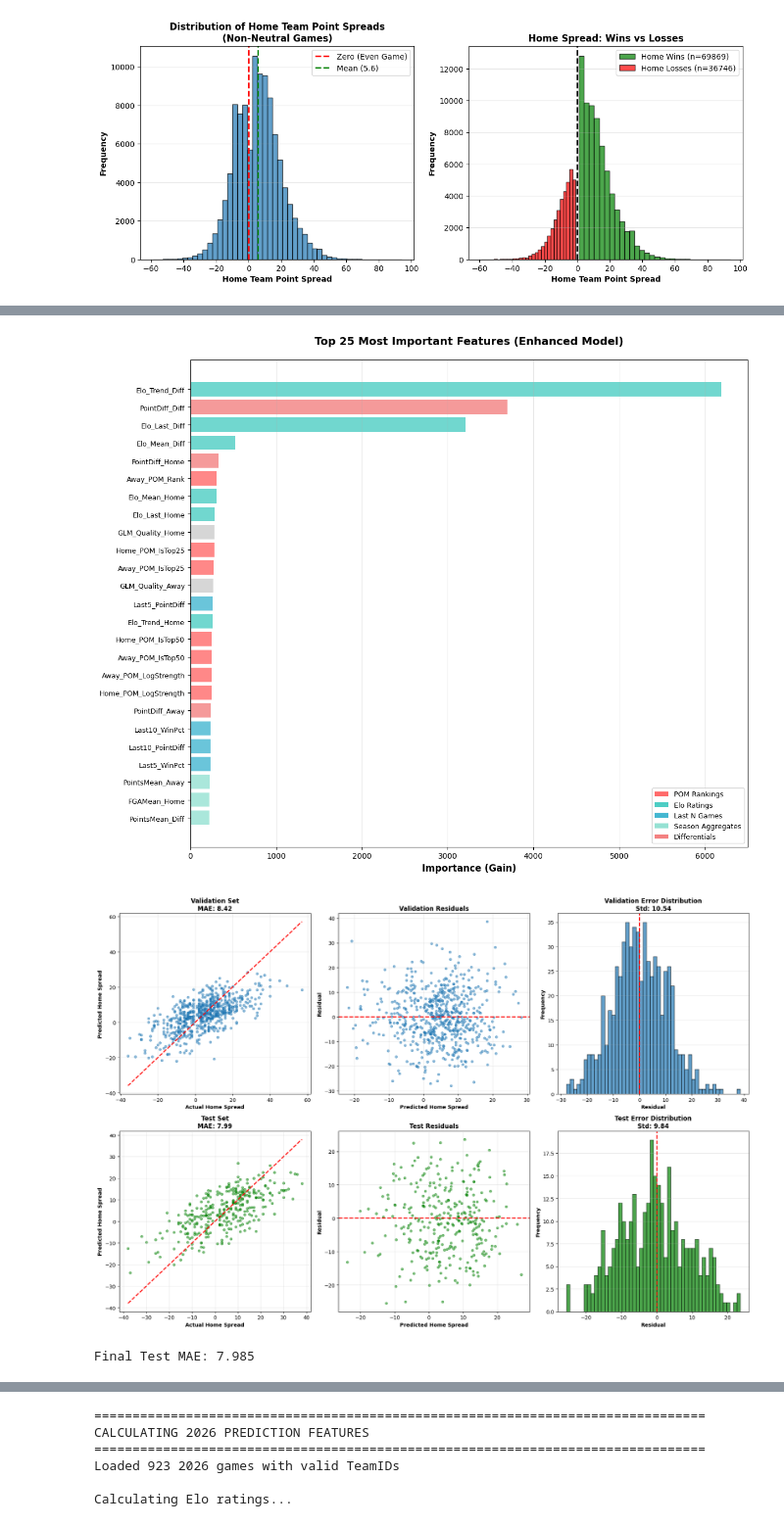
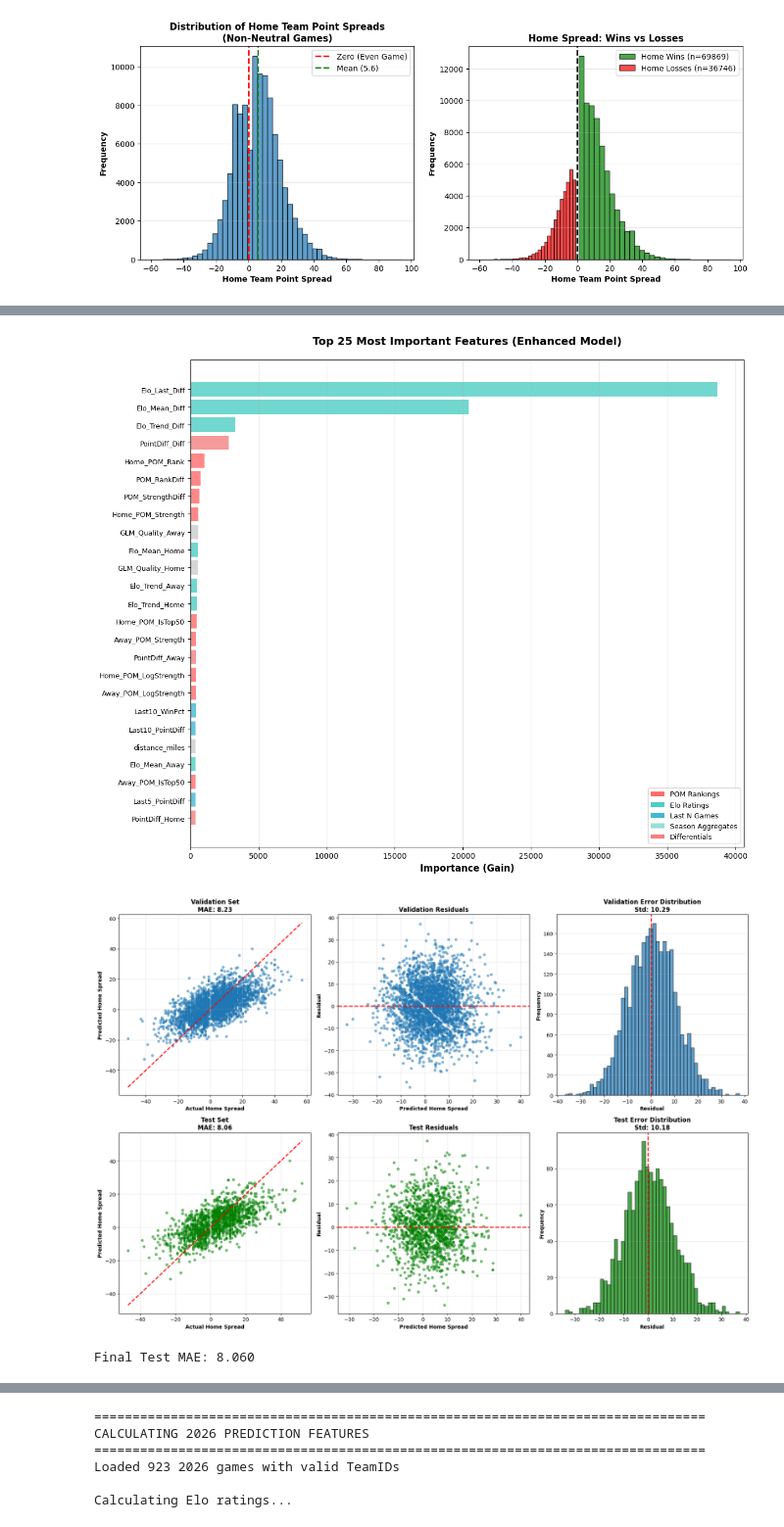
Before and after one commit to isaacvm98/go_duke_triangle_comp, a Jupyter notebook: acc_model.ipynb, the cells around one changed output, grey strips where cells are left out. Shown at 98% size. Cells and saved outputs as stored; diff of their text form; code cells hidden in the pictures.

```diff
--- a/acc_model.ipynb
+++ b/acc_model.ipynb
@@ -873,15 +1087,8 @@ def calculate_season_aggregates(df_teams, target_conferences):
     Similar to your season_summary approach
     """
 
-    # Filter to target conferences first
-    teams_in_target = df_conferences[
-        df_conferences['ConfAbbrev'].isin(target_conferences)
-    ]['TeamID'].unique()
 
-    df_filtered = df_teams[
-        (df_teams['WTeamID'].isin(teams_in_target)) &
-        (df_teams['LTeamID'].isin(teams_in_target))
-    ].copy()
+    df_filtered = df_teams.copy()
 
     # Create team-game records
     w_games = pd.DataFrame({
@@ -1351,7 +1542,7 @@ distances = pd.read_csv('data/distances.csv')
 df_model_clean = df_model_clean.merge(distances[['Season','DayNum','HTeamId','ATeamID','HTeamName','ATeamName','distance_miles']], left_on= ['Season','DayNum','HomeTeamID','AwayTeamID'],
                right_on= ['Season','DayNum','HTeamId','ATeamID'])
 
-#df_model_clean = df_model_clean.drop(['HTeamId','ATeamID'],axis=1)
+df_model_clean = df_model_clean.drop(['HTeamId','ATeamID'],axis=1)
 # %%
 #enhanced_features = ['IsNeutral']
 enhanced_features = []
@@ -1375,10 +1566,10 @@ teams_in_target_confs = df_conferences[
     df_conferences['ConfAbbrev'].isin(TARGET_CONFERENCES)
 ]['TeamID'].unique()
 
-df_model_clean = df_model_clean[
-    (df_model_clean['HomeTeamID'].isin(teams_in_target_confs)) |
-    (df_model_clean['AwayTeamID'].isin(teams_in_target_confs))
-]
+# df_model_clean = df_model_clean[
+#     (df_model_clean['HomeTeamID'].isin(teams_in_target_confs)) |
+#     (df_model_clean['AwayTeamID'].isin(teams_in_target_confs))
+# ]
 
 # ============================================================================
 # 1. PREPARE DATA SPLITS
@@ -1447,7 +1638,6 @@ def prepare_enhanced_data_splits(df_model_clean, enhanced_features,
 
     return X_train, y_train, X_val, y_val, X_test, y_test
 
-#df_model_clean_acc = df_model_clean[(df_model_clean['HomeTeamID'].isin(acc_teams)) | (df_model_clean['AwayTeamID'].isin(acc_teams))&(df_model_clean['IsNeutral']==0)]
 df_model_clean_no_neutral = df_model_clean[df_model_clean['IsNeutral']==0]
 X_train, y_train, X_val, y_val, X_test, y_test = prepare_enhanced_data_splits(
     df_model_clean,
@@ -1831,6 +2021,6 @@ TRAINING XGBOOST MODEL
-[figure, old version]
+[figure, new version]
-[figure, old version]
+[figure, new version]
-Final Test MAE: 7.985
+Final Test MAE: 8.060
 # %%
 def add_conference_play_features(df, df_conferences):
     """
```
Also changed, not shown: parts of 33 cells of this notebook, 1 other file.
